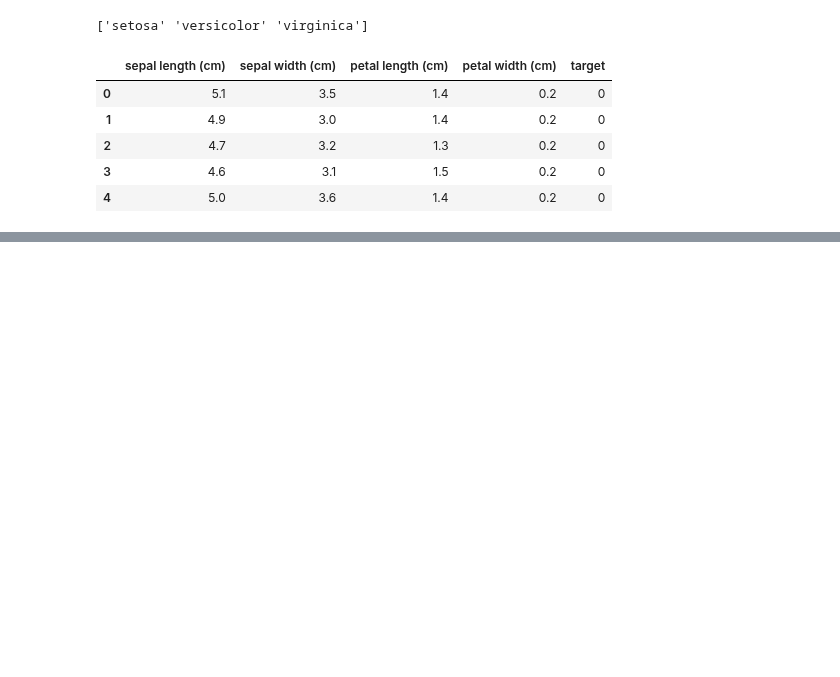
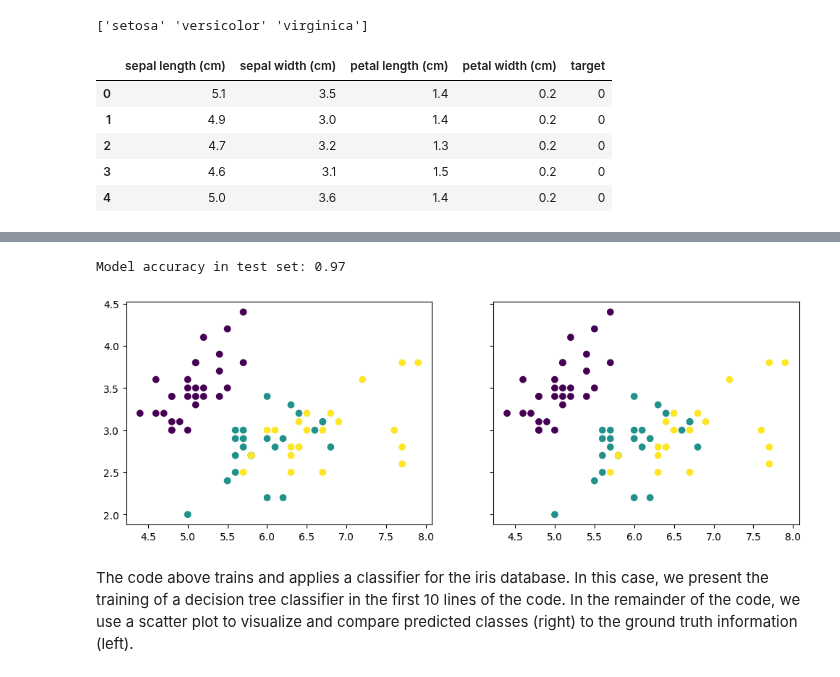
Before and after one commit to urfolomeus/space_data, a Jupyter notebook: week 4/iris.ipynb, the cells around one changed output, grey strips where cells are left out. Drawn from its saved outputs; the diff is of its cells as text; code cells hidden in the pictures; blank space fills up the shorter version.

Commit message:
Training and applying a decision tree model to the iris dataset

```diff
--- a/week 4/iris.ipynb
+++ b/week 4/iris.ipynb
@@ -27,0 +32,26 @@ datasets.load_iris(as_frame=True)["frame"].head()
+# %%
+from matplotlib import pyplot as plt
+from sklearn.tree import DecisionTreeClassifier
+from sklearn.model_selection import train_test_split
+from sklearn import metrics
+
+# Split dataset into training set and test set
+X_train, X_test, y_train, y_test = train_test_split(X, y, test_size=0.5, random_state=42) # 50% training and 50% test
+
+# Decision Tree training
+tree_class = DecisionTreeClassifier()
+tree_class.fit(X_train, y_train)
+
+# Model testing
+test_prediction = tree_class.predict(X_test)
+print(f"Model accuracy in test set: {metrics.accuracy_score(test_prediction, y_test):0.2f}")
+
+# Prediction visualization
+_, ax = plt.subplots(1, 2, figsize=(12, 4), sharey=True)
+scatter = ax[0].scatter(X_test[:, 0], X_test[:, 1], c=y_test)
+scatter = ax[1].scatter(X_test[:, 0], X_test[:, 1], c=test_prediction)
+# %% [output]
+Model accuracy in test set: 0.97
+[figure, added]
+# %% [markdown]
+The code above trains and applies a classifier for the iris database. In this case, we present the training of a decision tree classifier in the first 10 lines of the code. In the remainder of the code, we use a scatter plot to visualize and compare predicted classes (right) to the ground truth information (left).
```
Also changed, not shown: parts of 1 cell of this notebook, 1 other file.
